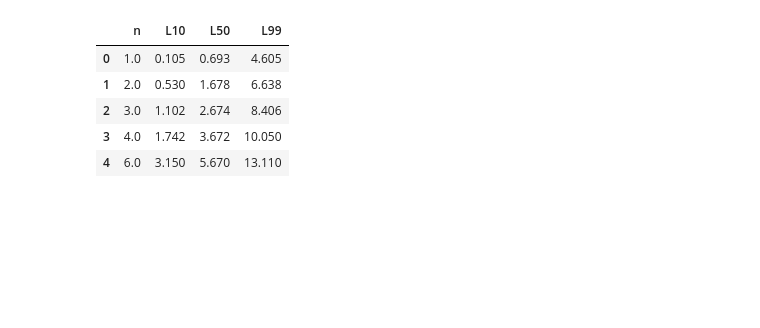
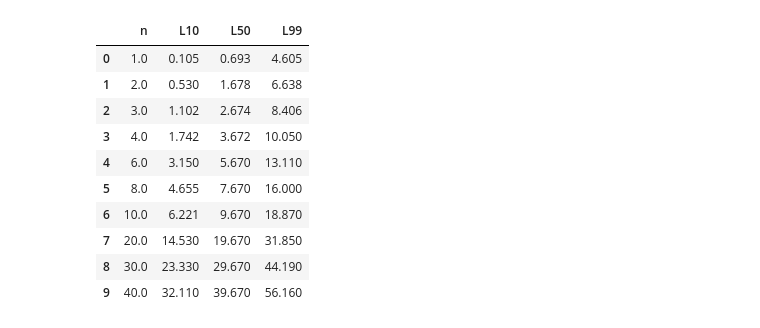
Before and after one commit to cjtu/moonpies, a Jupyter notebook: code/overturn.ipynb, the cells around one changed output. Saved outputs shown, nothing was run; the diff lists cells and outputs as text; code cells hidden in the pictures; blank space fills up the shorter version.

```diff
--- a/code/overturn.ipynb
+++ b/code/overturn.ipynb
@@ -5,20 +5,25 @@ import matplotlib.pyplot as plt
 # %%
 # Table 1 from Costello et al. (2018)
 d = {
     'n': [1, 2, 3, 4, 6, 8, 10, 20, 30, 40, 100, 300, 1e3, 3e3, 1e4, 3e4, 1e5, 3e5, 1e6],
     'L10': [0.105, 0.530, 1.102, 1.742, 3.150, 4.655, 6.221, 14.53, 23.33, 32.11, 87.42, 2.78e2, 9.596e2, 2.93e3, 9.872e3, 2.978e4, 9.959e4, 2.993e5, 9.9687e5],
     'L50': [0.693, 1.678, 2.674, 3.672, 5.67, 7.67, 9.67, 19.67, 29.67, 39.67, 99.67, 2.997e2, 9.997e2, 3e3, 1e4, 3e4, 1e5, 3e5, 1e6],
     'L99': [4.605, 6.638, 8.406, 10.05, 13.11, 16, 18.87, 31.85, 44.19, 56.16, 1.247e2, 3.418e2, 1.075e3, 3.129e3, 1.023e4, 3.041e4, 1.007e5, 3.013e5, 1.002e6]
 }
 df = pd.DataFrame(d)
-df.head()
+df.head(10)
 # %% [output]
 |  | n | L10 | L50 | L99 |
 | 0 | 1.0 | 0.105 | 0.693 | 4.605 |
 | 1 | 2.0 | 0.530 | 1.678 | 6.638 |
 | 2 | 3.0 | 1.102 | 2.674 | 8.406 |
 | 3 | 4.0 | 1.742 | 3.672 | 10.050 |
 | 4 | 6.0 | 3.150 | 5.670 | 13.110 |
+| 5 | 8.0 | 4.655 | 7.670 | 16.000 |
+| 6 | 10.0 | 6.221 | 9.670 | 18.870 |
+| 7 | 20.0 | 14.530 | 19.670 | 31.850 |
+| 8 | 30.0 | 23.330 | 29.670 | 44.190 |
+| 9 | 40.0 | 32.110 | 39.670 | 56.160 |
 # %%
 # constants
 c = 0.41
```
Also changed, not shown: parts of 2 cells of this notebook, 4 other files.
